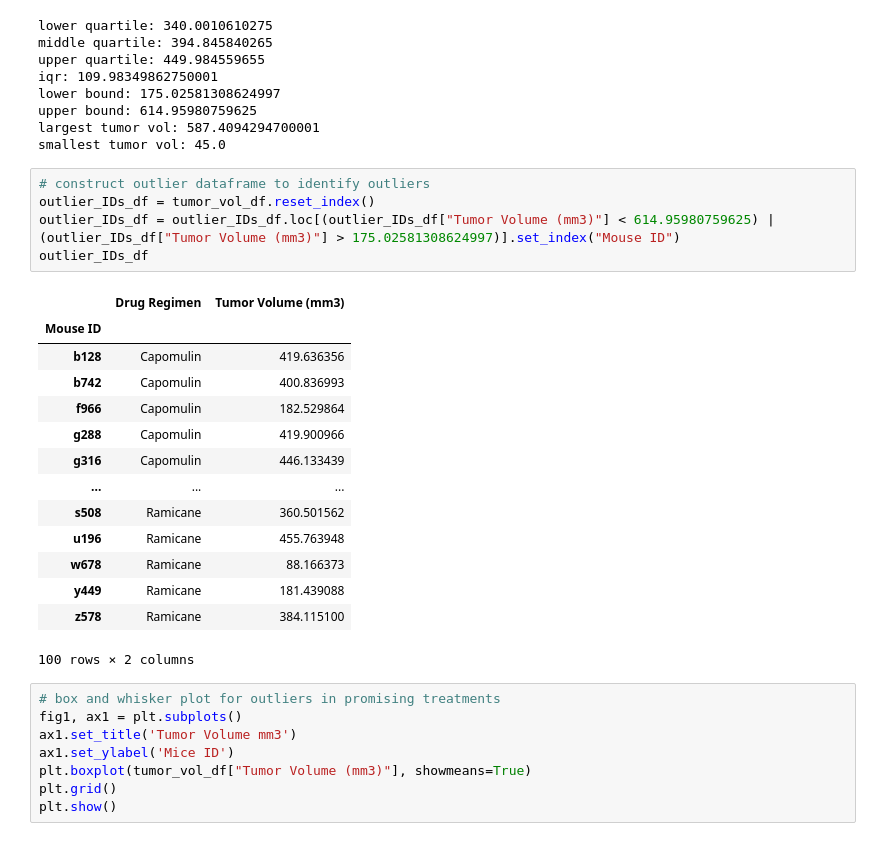
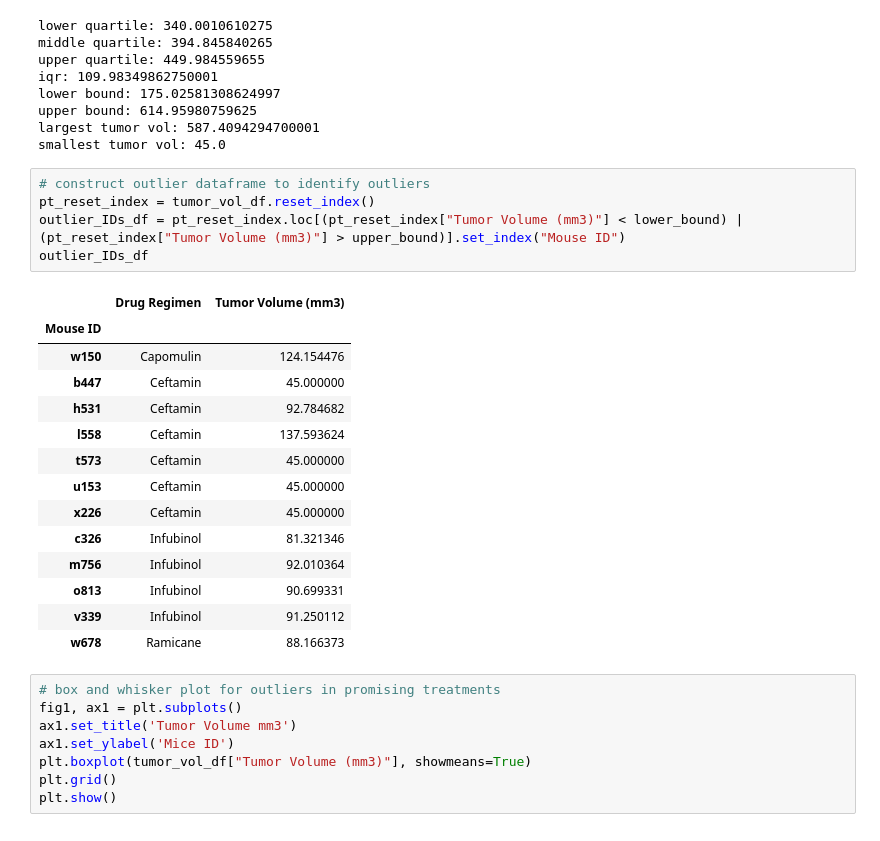
Before and after one commit to KinlayD/matplotlib-challenge, a Jupyter notebook: pymaceuticals.ipynb, the cells around one changed output. Saved outputs shown, nothing was run; the diff lists cells and outputs as text.

Commit message:
added outlier df

```diff
--- a/pymaceuticals.ipynb
+++ b/pymaceuticals.ipynb
@@ -166,24 +132,24 @@ largest tumor vol: 587.4094294700001
 smallest tumor vol: 45.0
 # %%
 # construct outlier dataframe to identify outliers
-outlier_IDs_df = tumor_vol_df.reset_index()
-outlier_IDs_df = outlier_IDs_df.loc[(outlier_IDs_df["Tumor Volume (mm3)"] < 614.95980759625) | (outlier_IDs_df["Tumor Volume (mm3)"] > 175.02581308624997)].set_index("Mouse ID")
+pt_reset_index = tumor_vol_df.reset_index()
+outlier_IDs_df = pt_reset_index.loc[(pt_reset_index["Tumor Volume (mm3)"] < lower_bound) | (pt_reset_index["Tumor Volume (mm3)"] > upper_bound)].set_index("Mouse ID")
 outlier_IDs_df
 # %% [output]
 |  | Drug Regimen | Tumor Volume (mm3) |
 | Mouse ID |  |  |
-| b128 | Capomulin | 419.636356 |
-| b742 | Capomulin | 400.836993 |
-| f966 | Capomulin | 182.529864 |
-| g288 | Capomulin | 419.900966 |
-| g316 | Capomulin | 446.133439 |
-| ... | ... | ... |
-| s508 | Ramicane | 360.501562 |
-| u196 | Ramicane | 455.763948 |
+| w150 | Capomulin | 124.154476 |
+| b447 | Ceftamin | 45.000000 |
+| h531 | Ceftamin | 92.784682 |
+| l558 | Ceftamin | 137.593624 |
+| t573 | Ceftamin | 45.000000 |
+| u153 | Ceftamin | 45.000000 |
+| x226 | Ceftamin | 45.000000 |
+| c326 | Infubinol | 81.321346 |
+| m756 | Infubinol | 92.010364 |
+| o813 | Infubinol | 90.699331 |
+| v339 | Infubinol | 91.250112 |
 | w678 | Ramicane | 88.166373 |
-| y449 | Ramicane | 181.439088 |
-| z578 | Ramicane | 384.115100 |
-100 rows × 2 columns
 # %%
 # box and whisker plot for outliers in promising treatments
 fig1, ax1 = plt.subplots()
```
Also changed, not shown: parts of 3 cells of this notebook.
